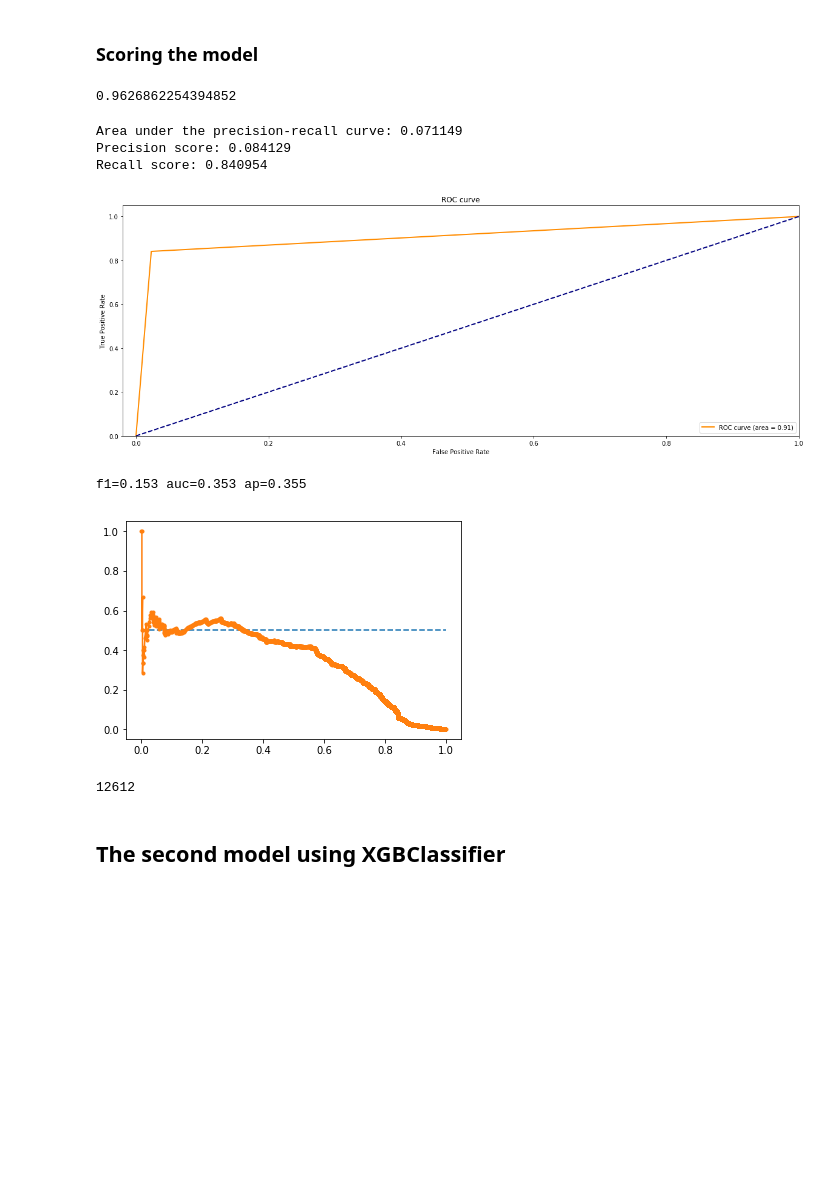
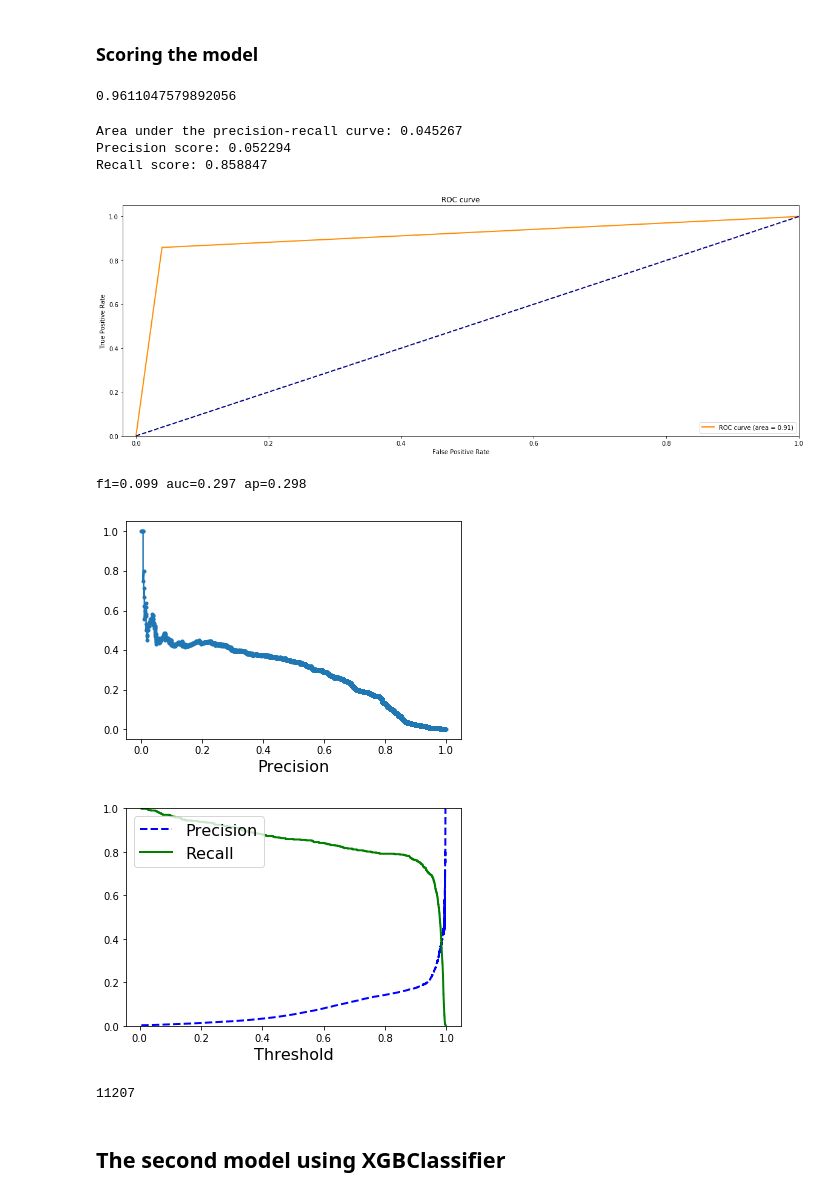
Before and after one commit to 181192/DAT158ML-Oblig02, a Jupyter notebook: Fraud Detection.ipynb, the cells around one changed output. Cells and saved outputs as stored; diff of their text form; code cells hidden in the pictures; blank space fills up the shorter version.

Commit message:
Add precision-recall vs threshold plots and add stratifiedKFold to first classifier model

```diff
--- a/Fraud Detection.ipynb
+++ b/Fraud Detection.ipynb
@@ -736,8 +736,14 @@ from sklearn.metrics import f1_score
 from sklearn.metrics import auc
 from sklearn.metrics import average_precision_score
 
+def plot_precision_recall_vs_threshold(precisions, recalls, thresholds):
+    plt.plot(thresholds, precisions[:-1], "b--", label="Precision", linewidth=2)
+    plt.plot(thresholds, recalls[:-1], "g-", label="Recall", linewidth=2)
+    plt.xlabel("Threshold", fontsize=16)
+    plt.legend(loc="upper left", fontsize=16)
+    plt.ylim([0, 1])
+
 def plotRecallCurve(ytest, pred, proba):
-    proba = proba[: , 1]
     # calculate precision-recall curve
     precision, recall, thresholds = precision_recall_curve(ytest, proba)
     # calculate F1 score
@@ -747,11 +753,13 @@ def plotRecallCurve(ytest, pred, proba):
     # calculate average precision score
     ap = average_precision_score(ytest, proba)
     print('f1=%.3f auc=%.3f ap=%.3f' % (f1, aucc, ap))
-    # plot no skill
-    plt.plot([0, 1], [0.5, 0.5], linestyle='--')
     # plot the roc curve for the model
     plt.plot(recall, precision, marker='.')
+    plt.xlabel("Recall", fontsize=16)
+    plt.xlabel("Precision", fontsize=16)
     # show the plot
+    plt.show()
+    plot_precision_recall_vs_threshold(precision, recall, thresholds)
     plt.show()
 
 def subRecallCurve(ytest, pred, proba, label):
@@ -880,16 +888,16 @@ xgb_clf = XGBClassifier(tree_method='gpu_hist', predictor='gpu_predictor', objec
 from sklearn.model_selection import RandomizedSearchCV
 from sklearn.model_selection import StratifiedKFold
 
-# skf = StratifiedKFold(n_splits=5, shuffle = True, random_state = 42)
+kfold = StratifiedKFold(n_splits=3, random_state=42, shuffle=True)
 
 r_xgb_clf = RandomizedSearchCV(
     xgb_clf,
     xgb_param_grid_large,
     n_jobs=-1,
     n_iter=10,
+    cv = kfold,
     verbose=20,
     scoring='roc_auc',
-#     cv=skf.split(X_train, y_train),
     random_state=42
 )
 # %% [markdown]
@@ -994,32 +1003,33 @@ _ = plot_confusion_matrix(cm, classes=['non-bot','bot'])
 # %%
 r_xgb_clf.score(X_test, y_test)
 # %% [output]
-0.9626862254394852
+0.9611047579892056
 # %%
 printScoring(y_test, predictions)
 # %% [output]
-Area under the precision-recall curve: 0.071149
-Precision score: 0.084129
-Recall score: 0.840954
+Area under the precision-recall curve: 0.045267
+Precision score: 0.052294
+Recall score: 0.858847
 # %%
 plotROC(y_test, predictions)
 # %% [output]
-[figure, old version]
+[figure, new version]
 # %%
 plotRecallCurve(
     ytest=y_test,
     pred=predictions,
-    proba=predictions_proba
+    proba=predictions_proba[:, 1]
 )
 # %% [output]
-f1=0.153 auc=0.353 ap=0.355
+f1=0.099 auc=0.297 ap=0.298
-[figure, old version]
+[figure, new version]
+[figure, added]
 # %%
 # Clean up
 del model, predictions
 gc.collect()
 # %% [output]
-12612
+11207
 # %% [markdown]
 ## The second model using XGBClassifier
 # %%
```
Also changed, not shown: parts of 26 cells of this notebook.
